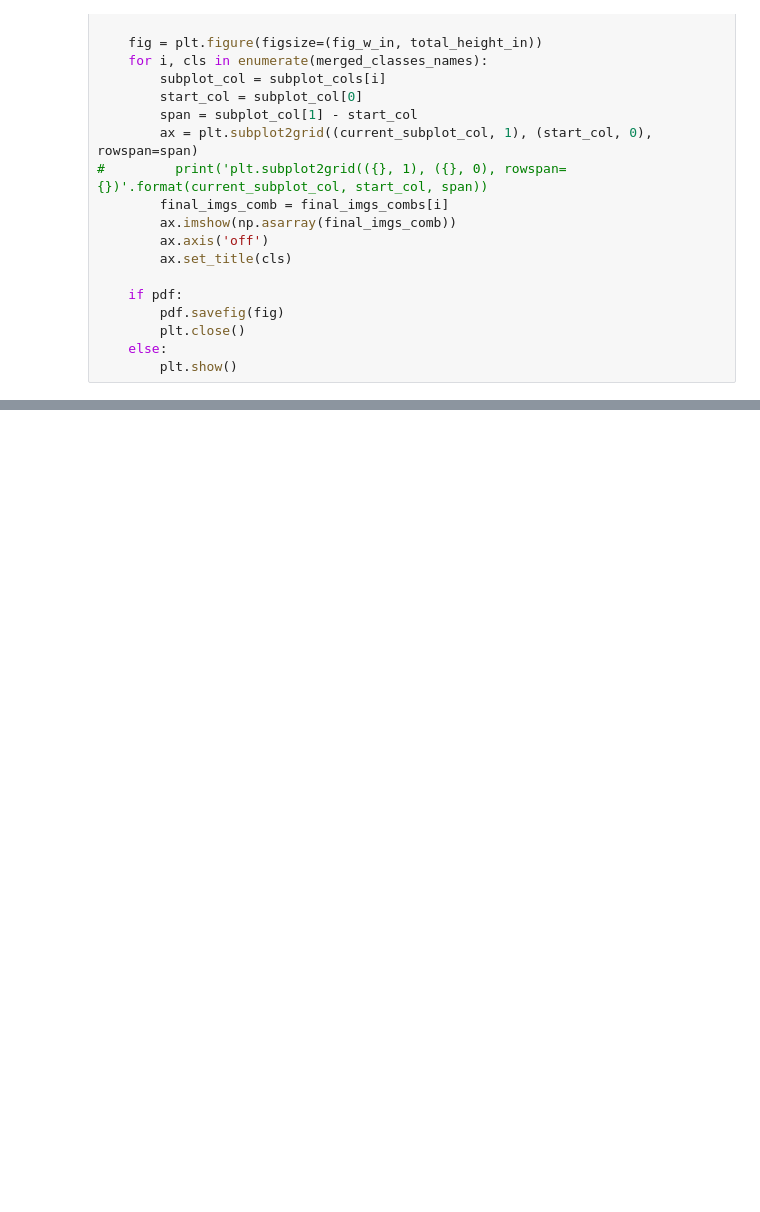
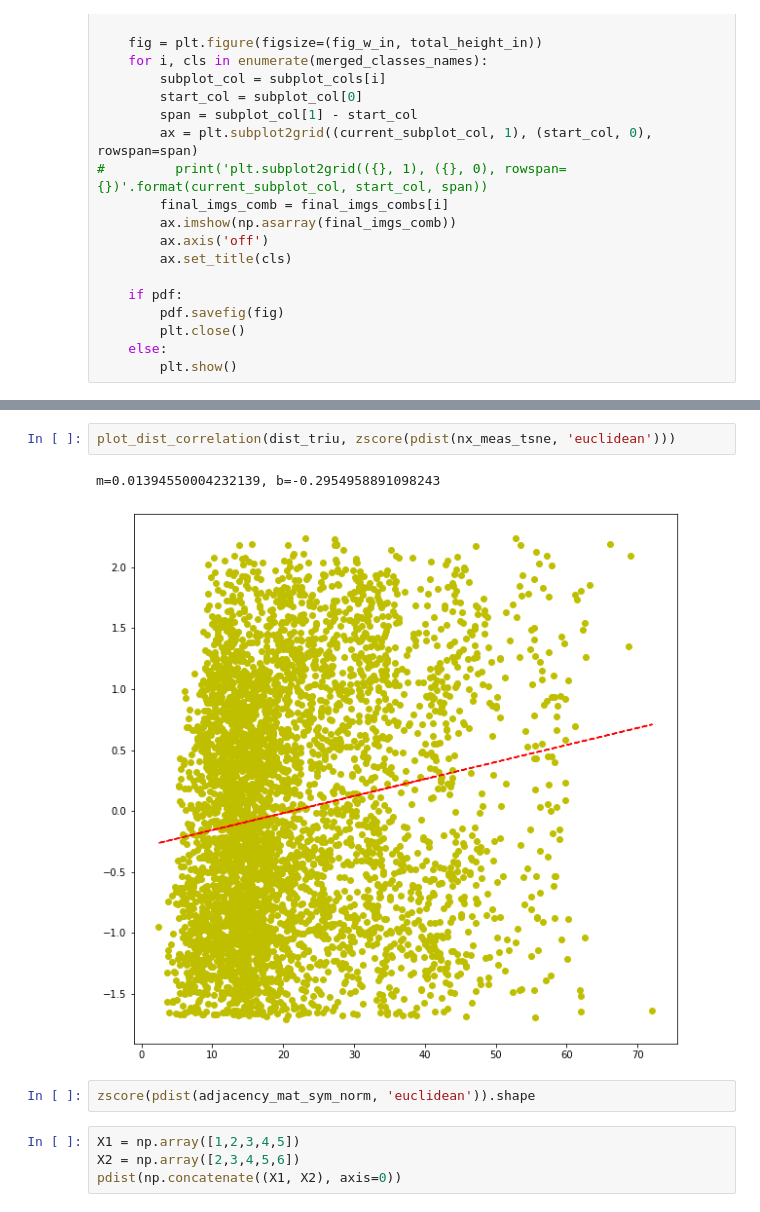
Before and after one commit to fzyukio/koe, a Jupyter notebook: notebooks/calc_syntactic_similarity.ipynb, the cells around one changed output, grey strips where cells are left out. Saved outputs shown, nothing was run; the diff lists cells and outputs as text; blank space fills up the shorter version.

```diff
--- a/notebooks/calc_syntactic_similarity.ipynb
+++ b/notebooks/calc_syntactic_similarity.ipynb
@@ -279,0 +444,11 @@ for ord_id in [24, 127]:
+# %%
+plot_dist_correlation(dist_triu, zscore(pdist(nx_meas_tsne, 'euclidean')))
+# %% [output]
+m=0.01394550004232139, b=-0.2954958891098243
+[figure, added]
+# %%
+zscore(pdist(adjacency_mat_sym_norm, 'euclidean')).shape
+# %%
+X1 = np.array([1,2,3,4,5])
+X2 = np.array([2,3,4,5,6])
+pdist(np.concatenate((X1, X2), axis=0))
```
Also changed, not shown: parts of 9 cells of this notebook, 19 other files.
